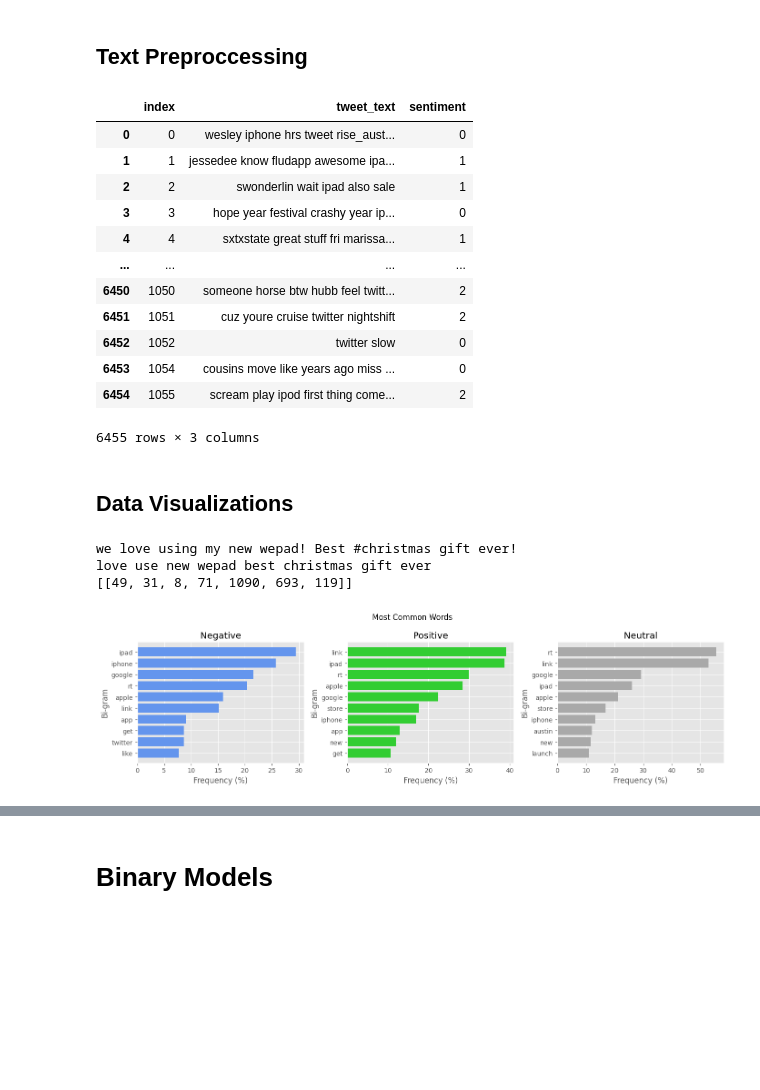
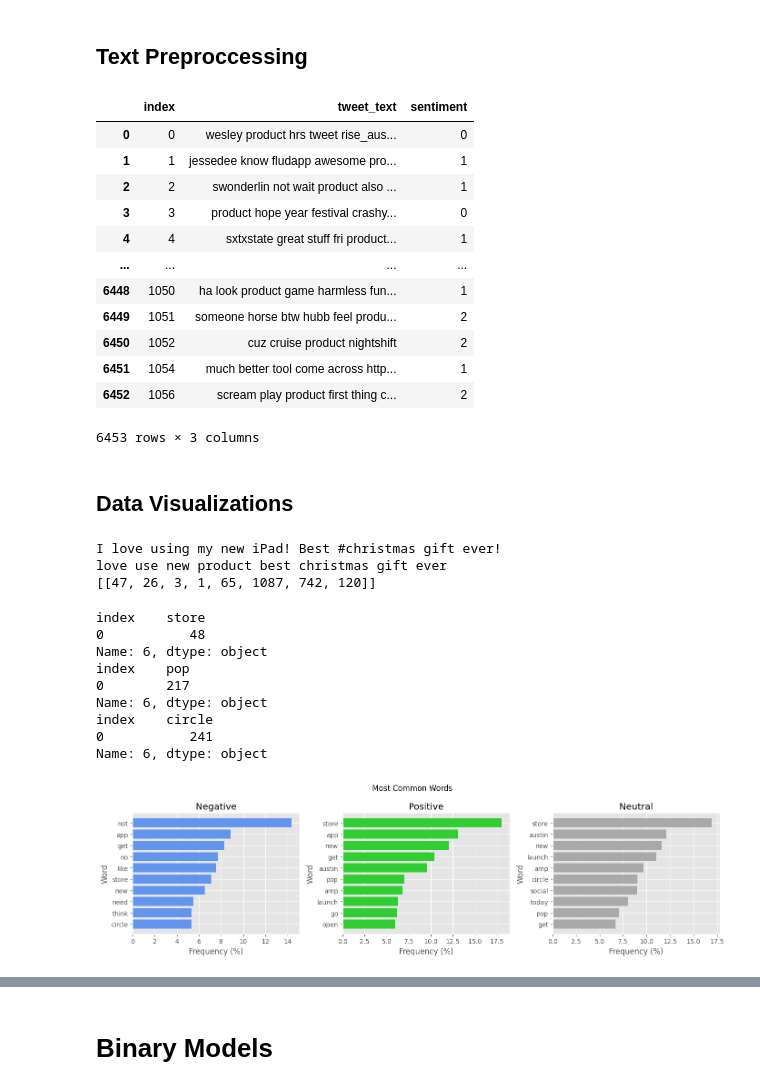
Before and after one commit to ACB-prgm/Phase_4_Project, a Jupyter notebook: analyze.ipynb, the cells around one changed output, grey strips where cells are left out. Saved outputs shown, nothing was run; the diff lists cells and outputs as text; code cells hidden in the pictures; blank space fills up the shorter version.

```diff
--- a/analyze.ipynb
+++ b/analyze.ipynb
@@ -114,8 +99,8 @@ df
 8937 rows × 2 columns
 # %%
 # Concatenate the "df" and "extra" dataframes vertically using pd.concat()
-df = pd.concat([df, extra], axis=0)
+raw_df = pd.concat([raw_df, extra], axis=0)
 
 # Count the number of tweets in each sentiment category and calculate their proportions using the normalize parameter
-df.sentiment.value_counts(True)
+raw_df.sentiment.value_counts(True)
 # %% [output]
@@ -128,7 +115,7 @@ There is a massive class imbalance that will prove challenging when training mod
 # %%
-neuts = df[df.sentiment == 2]
+neuts = raw_df[raw_df.sentiment == 2]
 
 neuts = neuts.iloc[: int(len(neuts) / 2)]
-df = df.drop(neuts.index).reset_index()
-df.sentiment.value_counts(True)
+raw_df = raw_df.drop(neuts.index).reset_index(drop=True)
+raw_df.sentiment.value_counts(True)
 # %% [output]
@@ -144,15 +131,25 @@ from nltk.corpus import stopwords
 from nltk.stem import WordNetLemmatizer
 from nltk import word_tokenize
 
+
+# Create stopwords list to remove and remove several words from that list so that they are included
+stops = stopwords.words("english")
+for word in ["not", "no", "why", "should"]:
+    stops.remove(word)
+
+
 # Define a list of regular expression patterns to replace with empty string
 re_subs = [
     (r"\d+", ""), # remove digits
     (r"\b\w\b", ""), # remove single letter words
-    (r"[^\w\s]", ""), # remove punctuation
+    (r"\*{2,}", " cuss "), # replace repeated * with cuss word
+    (r"[^\w\s]", " "), # remove punctuation
+    (r"[^\x00-\x7F]+", ""), # Remove non-ASCII characters
     (r"https?://\S+|www\.\S+", ""), # remove urls
-    # (prod_servs, "product"),
-    (r"sxsw|mention", ""), # remove words with very high frequencies in all classes
-    (r"\b(" + "|".join(stopwords.words("english")) + r")\b\s*", "") # remove stopwords
+    (prod_servs, "product"), # replace speciffic occurences of products with the word priduct to help model generalize
+    (r"\b(mention|link|rt|quot)\b", ""), # remove words with very high frequencies in all classes
+    (r"\b(" + "|".join(stops) + r")\b\s*", ""), # remove stopwords
+    (r"(\bproduct+\b)(\s+\1)+", r"\1") # Replace repititions of product
     ]
 
 lemr = WordNetLemmatizer()
@@ -166,6 +163,8 @@ def preprocess_text(input_string):
     for pattern, repl in re_subs:
         input_string = re.sub(pattern, repl, input_string)
 
+    # input_string = re.sub(r'(\bproduct+\b)(\s+\1)+', r'\1', input_string)
+
     # Tokenize the input string into words
     tokens = word_tokenize(input_string)
 
@@ -175,22 +174,24 @@ def preprocess_text(input_string):
     # Join the words back together into a single string and return it
     return " ".join(words)
 # %%
+df = raw_df.copy()
+
 df.tweet_text = df.tweet_text.apply(preprocess_text) # Apply the preprocessing function defined above
 df
 # %% [output]
 |  | index | tweet_text | sentiment |
-| 0 | 0 | wesley iphone hrs tweet rise_aust... | 0 |
-| 1 | 1 | jessedee know fludapp awesome ipa... | 1 |
-| 2 | 2 | swonderlin wait ipad also sale | 1 |
-| 3 | 3 | hope year festival crashy year ip... | 0 |
-| 4 | 4 | sxtxstate great stuff fri marissa... | 1 |
+| 0 | 0 | wesley product hrs tweet rise_aus... | 0 |
+| 1 | 1 | jessedee know fludapp awesome pro... | 1 |
+| 2 | 2 | swonderlin not wait product also ... | 1 |
+| 3 | 3 | product hope year festival crashy... | 0 |
+| 4 | 4 | sxtxstate great stuff fri product... | 1 |
 | ... | ... | ... | ... |
-| 6450 | 1050 | someone horse btw hubb feel twitt... | 2 |
-| 6451 | 1051 | cuz youre cruise twitter nightshift | 2 |
-| 6452 | 1052 | twitter slow | 0 |
-| 6453 | 1054 | cousins move like years ago miss ... | 0 |
-| 6454 | 1055 | scream play ipod first thing come... | 2 |
+| 6448 | 1050 | ha look product game harmless fun... | 1 |
+| 6449 | 1051 | someone horse btw hubb feel produ... | 2 |
+| 6450 | 1052 | cuz cruise product nightshift | 2 |
+| 6451 | 1054 | much better tool come across http... | 1 |
+| 6452 | 1056 | scream play product first thing c... | 2 |
-6455 rows × 3 columns
+6453 rows × 3 columns
 # %% [markdown]
 ## Data Visualizations
 # %%
@@ -198,7 +199,7 @@ df
 from keras.preprocessing.text import Tokenizer
 
 # Raw tweet example
-tweet = "we love using my new wepad! Best #christmas gift ever!"
+tweet = "I love using my new iPad! Best #christmas gift ever!"
 
 # Apply preprocessing steps
 processed_tweet = preprocess_text(tweet)
@@ -213,42 +214,51 @@ print(tweet)
 print(processed_tweet)
 print(sequenced_tweet)
 # %% [output]
-we love using my new wepad! Best #christmas gift ever!
-love use new wepad best christmas gift ever
-[[49, 31, 8, 71, 1090, 693, 119]]
+I love using my new iPad! Best #christmas gift ever!
+love use new product best christmas gift ever
+[[47, 26, 3, 1, 65, 1087, 742, 120]]
 # %%
 # Create the figure and three axes for each class
 fig, axes = plt.subplots(1, 3, figsize=(14, 4), tight_layout=True)
 fig.suptitle("Most Common Words")
 
 # Create arrays of sentiment names and colors to represent them
 senitments = ["Negative", "Positive", "Neutral"]
 colors = ["cornflowerblue", "limegreen", "darkgrey"]
 
 # Loop over the sentiment categories 0, 1, and 2
 for sentiment in range(3):
     # Select the tweet_text for the current sentiment category
     texts = df.tweet_text[df.sentiment == sentiment]
 
     # Split the text into words and count the frequency of each word
-    word_frequency = texts.str.split(expand=True).stack().value_counts().reset_index().head(10)
-
+    word_frequency = texts.str.split(expand=True).stack().value_counts().reset_index().head(11)[1:]
+    print(word_frequency.iloc[5])
     # Rename the columns of the word_frequency dataframe
     word_frequency.columns = ["Word", "Frequency"]
 
     # Normalize the word frequency
     word_frequency.Frequency /= len(texts) / 100
 
     # Create bar plot
     ax = axes[sentiment]
 
     ax.barh(word_frequency["Word"], word_frequency["Frequency"], color=colors[sentiment])
-    ax.set_ylabel('Bi-gram')
+    ax.set_ylabel('Word')
     ax.set_xlabel('Frequency (%)')
     ax.set_title(senitments[sentiment])
     ax.invert_yaxis()
 # %% [output]
+index    store
+0           48
+Name: 6, dtype: object
+index    pop
+0        217
+Name: 6, dtype: object
+index    circle
+0           241
+Name: 6, dtype: object
-[figure, old version]
+[figure, new version]
 # %%
 from sklearn.feature_extraction.text import CountVectorizer
 
```
Also changed, not shown: parts of 63 cells of this notebook, 3 other files.
